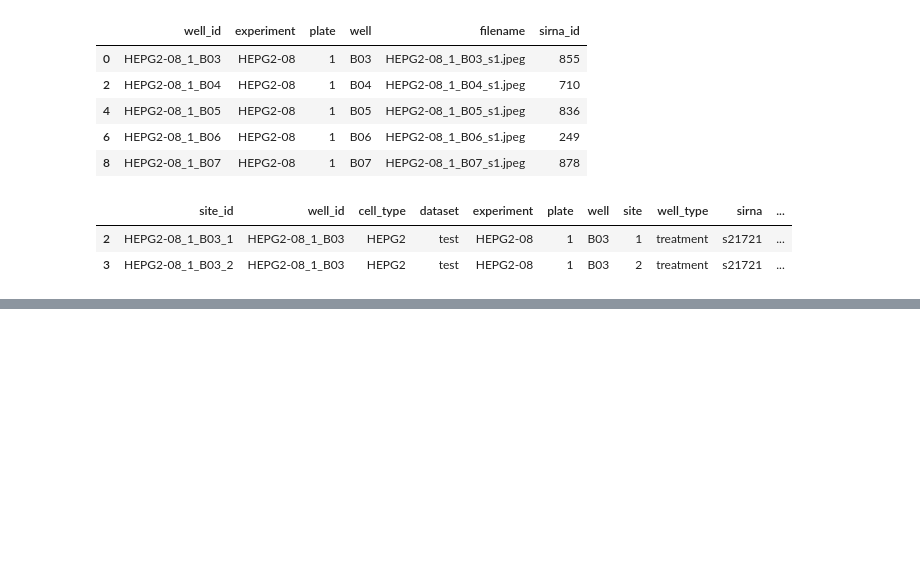
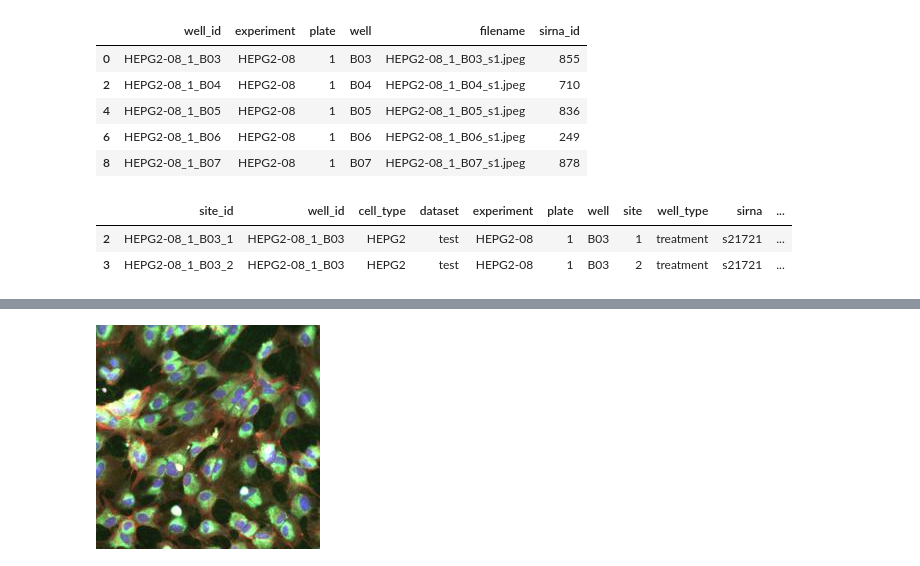
Before and after one commit to SpecCRA/msds458_final_assignment, a Jupyter notebook: data_loading_and_eda.ipynb, the cells around one changed output, grey strips where cells are left out. Cells and saved outputs as stored; diff of their text form; code cells hidden in the pictures; blank space fills up the shorter version.

```diff
--- a/data_loading_and_eda.ipynb
+++ b/data_loading_and_eda.ipynb
@@ -317,0 +351,4 @@ parsed_test_df.to_pickle('data_files/test.pkl')
+# %%
+Image(view_df.filepath.iloc[1])
+# %% [output]
+[figure, added]
```
Also changed, not shown: parts of 16 cells of this notebook, 3 other files.
